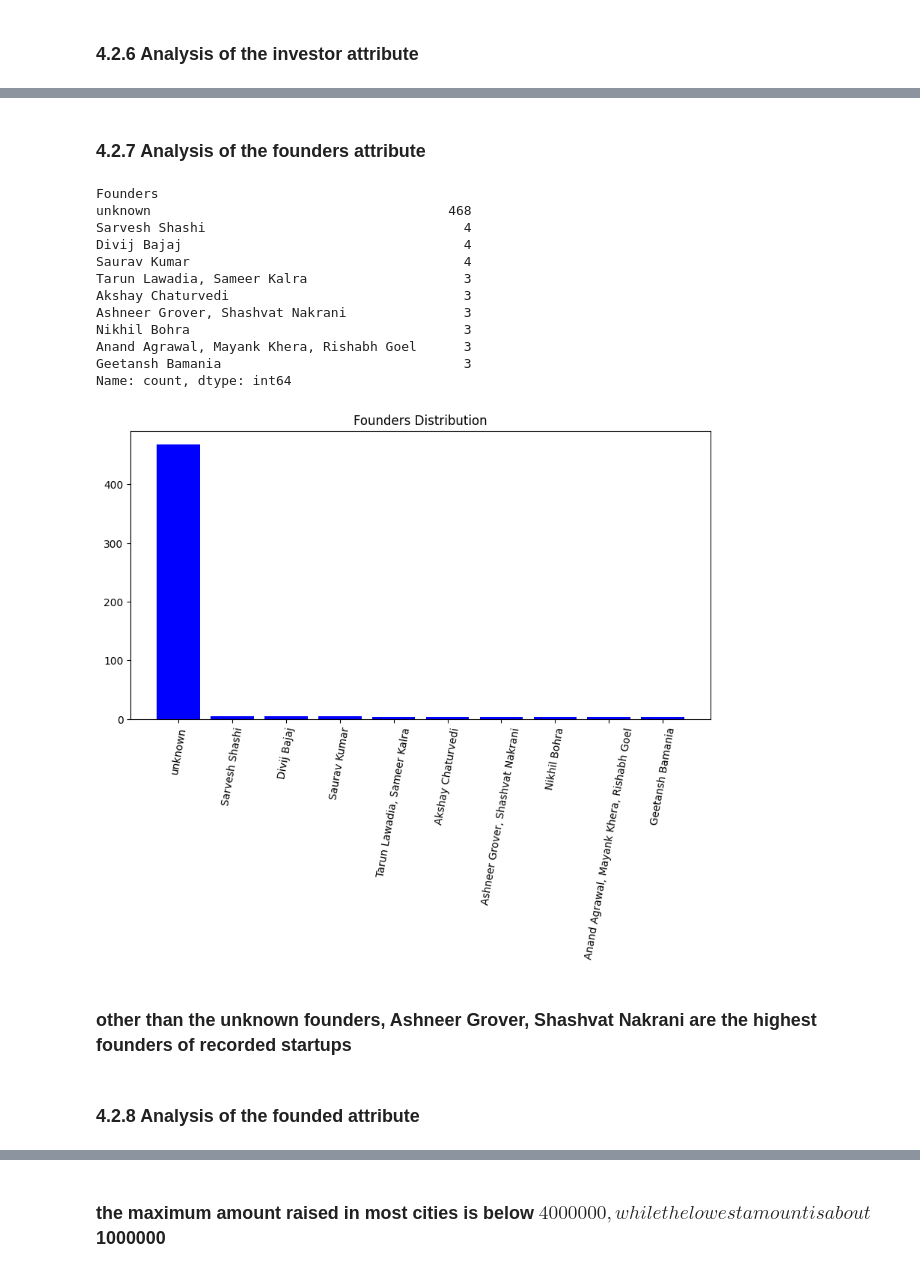
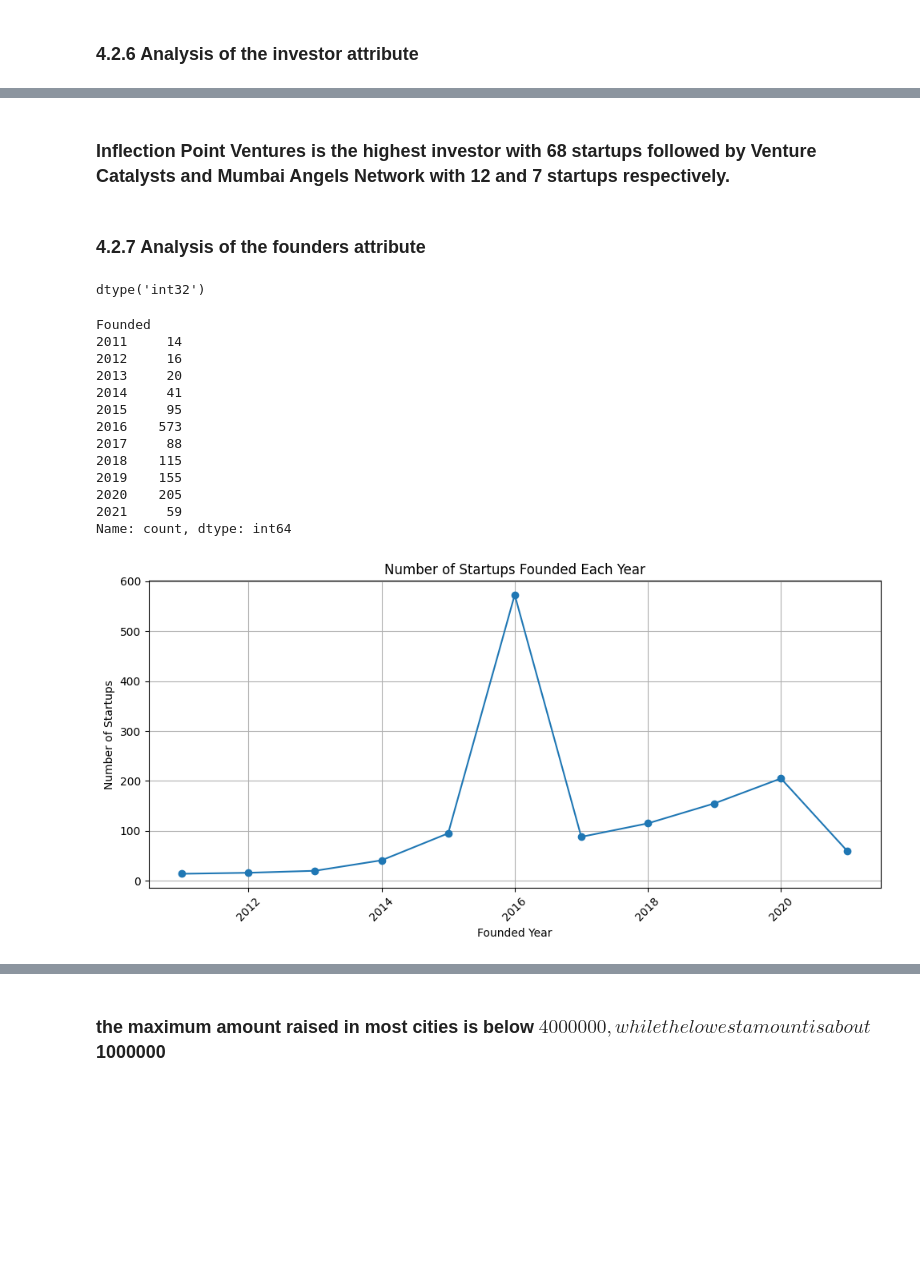
Before and after one commit to mancatha/India-startup-ecosytem-analysis, a Jupyter notebook: Notebook/merge_dataset.ipynb, the cells around one changed output, grey strips where cells are left out. Drawn from its saved outputs; the diff is of its cells as text; code cells hidden in the pictures; blank space fills up the shorter version.

```diff
--- a/Notebook/merge_dataset.ipynb
+++ b/Notebook/merge_dataset.ipynb
@@ -361,3 +379,6 @@ array(['Media & Entertainment', 'Agriculture', 'Finance', 'E-commerce',
        'Sports', 'Real Estate', 'Manufacturing', 'Human Resources',
        'Health', 'Marketing and Advertising', 'Food and Beverages',
        'Accomodation', 'Food & Beverages'], dtype=object)
+# %%
+# replacing similar names in the sector column
+df['Sector']=df['Sector'].replace(['Marketing and advertising','Food and Beverages','Food & Beverage'],['Marketing and Advertising','Food & Beverages','Food & Beverages'])
@@ -416,0 +437,4 @@ df = df[(df['Amount($)'] >= lower_bound) & (df['Amount($)'] <= upper_bound)]
+# %%
+# locking rows without duplicates
+# remove duplicate rows based on the specified subset of columns
+df=df.loc[~df.duplicated(subset=['Sector','Company/Brand','Stage','Amount($)','HeadQuarter','What_it_does','Founded','Founders','Investor'])].reset_index(drop=True).copy()
@@ -635 +734,5 @@ Undisclosed                    9
 Name: count, dtype: int64
+# %%
+# replace similar categories in Investor column
+df['Investor']=df['Investor'].replace('Undisclosed','unknown')
+df['Investor'].value_counts().head(10)
@@ -647,32 +783,40 @@ plt.show();
+# %% [markdown]
+### Inflection Point Ventures is the highest investor with 68 startups followed by Venture Catalysts and Mumbai Angels Network with 12 and 7 startups respectively.
 # %% [markdown]
 ### 4.2.7 Analysis of the founders attribute
+# %%
+df['Founded'].dtypes
+# %% [output]
+dtype('int32')
 # %%
-# now lets have a look at the distribution of the founders column:
-founders_count = df['Founders'].value_counts().head(10)
-founders_count
+# now lets have a look at the distribution of the founded column:
+founded_year_count = df['Founded'].value_counts().sort_index().tail(11)
+founded_year_count
 # %% [output]
-Founders
-unknown                                      468
-Sarvesh Shashi                                 4
-Divij Bajaj                                    4
-Saurav Kumar                                   4
-Tarun Lawadia, Sameer Kalra                    3
-Akshay Chaturvedi                              3
-Ashneer Grover, Shashvat Nakrani               3
-Nikhil Bohra                                   3
-Anand Agrawal, Mayank Khera, Rishabh Goel      3
-Geetansh Bamania                               3
+Founded
+2011     14
+2012     16
+2013     20
+2014     41
+2015     95
+2016    573
+2017     88
+2018    115
+2019    155
+2020    205
+2021     59
 Name: count, dtype: int64
 # %%
-# lets see the distribution of the top 10 founders
-plt.figure(figsize=(10,5))
-plt.xticks(rotation=80)
-plt.bar(founders_count.index,founders_count.values, align='center', color='blue')
-plt.title('Founders Distribution')
-plt.show();
+# lets see the distribution of the top 10 years which startups were founded
+
+plt.figure(figsize=(10, 5))
+plt.plot(founded_year_count.index, founded_year_count.values, marker='o', linestyle='-')
+plt.xlabel('Founded Year')
+plt.ylabel('Number of Startups')
+plt.title('Number of Startups Founded Each Year')
+plt.xticks(rotation=45)
+plt.grid(True)
+plt.tight_layout()
+plt.show()
 # %% [output]
-[figure, old version]
+[figure, new version]
-# %% [markdown]
-### other than the unknown founders, Ashneer Grover, Shashvat Nakrani are the highest founders of recorded startups
-# %% [markdown]
-### 4.2.8 Analysis of the founded attribute
```
Also changed, not shown: parts of 79 cells of this notebook, 9 other files.
